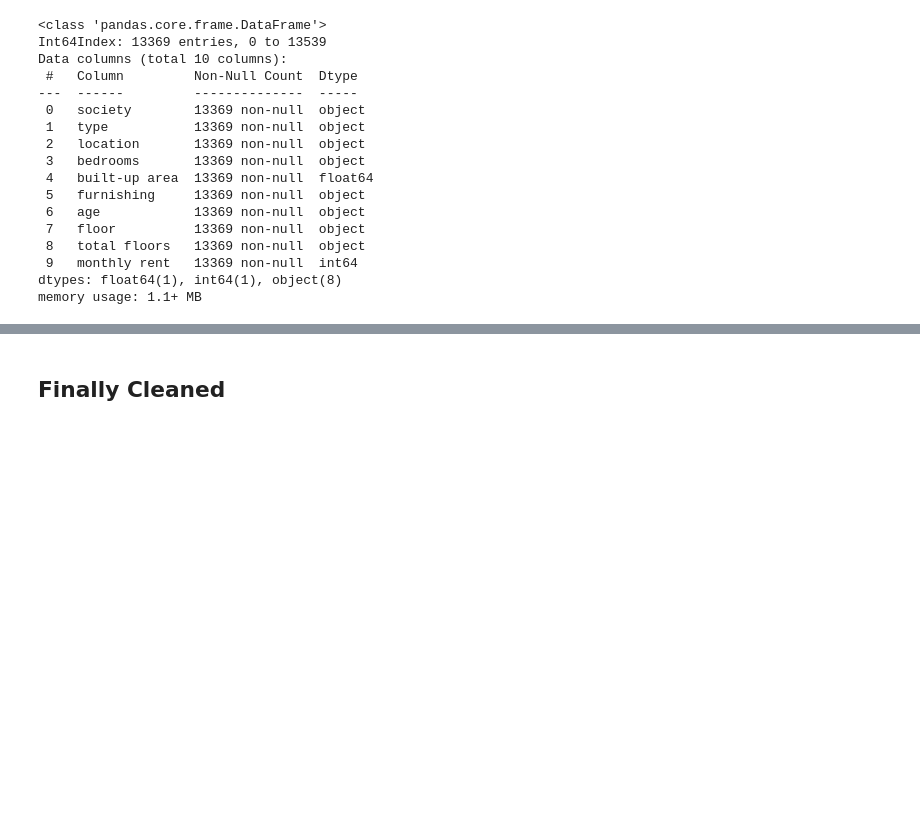
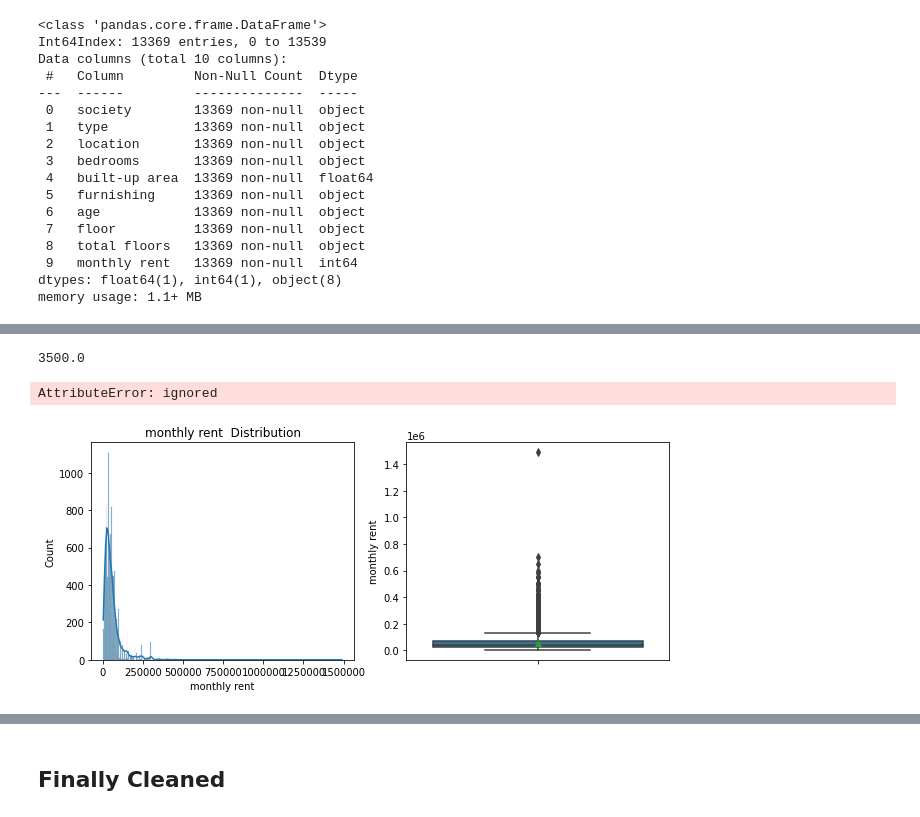
Before and after one commit to G0rav/House_Rent_Predictor, a Jupyter notebook: Mumbai_House_Rent_Prediction.ipynb, the cells around one changed output, grey strips where cells are left out. Saved outputs shown, nothing was run; the diff lists cells and outputs as text; code cells hidden in the pictures; blank space fills up the shorter version.

```diff
--- a/Mumbai_House_Rent_Prediction.ipynb
+++ b/Mumbai_House_Rent_Prediction.ipynb
@@ -407,0 +414,23 @@ data9.info()
+# %%
+def plot_num(df, columns):
+  data = df
+
+  for column in columns:
+      plt.figure(figsize=(16,4))
+
+      plt.subplot(1,3,1)
+      sns.histplot(data[column], kde=True)
+      plt.ticklabel_format(style='plain')
+      plt.title(f'{column}  Distribution')
+
+      plt.subplot(1,3,2)
+      sns.boxplot(y = data[column], showmeans=True)
+      plt.title(f'{column}  Distribution')
+
+      plt.subplot(1,3,3)
+      counts, bins = np.histogram(data[column])
+      cdf = np.cumsum (counts)
+      plt.plot (bins[1:], cdf/cdf[-1])
+      plt.yticks(np.arange(0,1.05,.05))
+      plt.title(f'{column}  cdf')
+      plt.show()
@@ -407,0 +466,9 @@ data9.info()
+# %%
+df['bedrooms'] = df['bedrooms'].apply(lambda x: x if x<5 else 5)
+df['total floors'] = df['total floors'].apply(lambda x: x if x<41 else 41)
+# %%
+df['built-up area'].quantile(q = 0.99)
+# %% [output]
+3500.0
+# %%
+df.drop(df[df['built-up area']>3500].index, axis=0, inplace=True)
@@ -407,0 +478,5 @@ data9.info()
+# %%
+plot_num(df, ['monthly rent',])
+# %% [output]
+AttributeError: ignored
+[figure, added]
```
Also changed, not shown: parts of 10 cells of this notebook.
